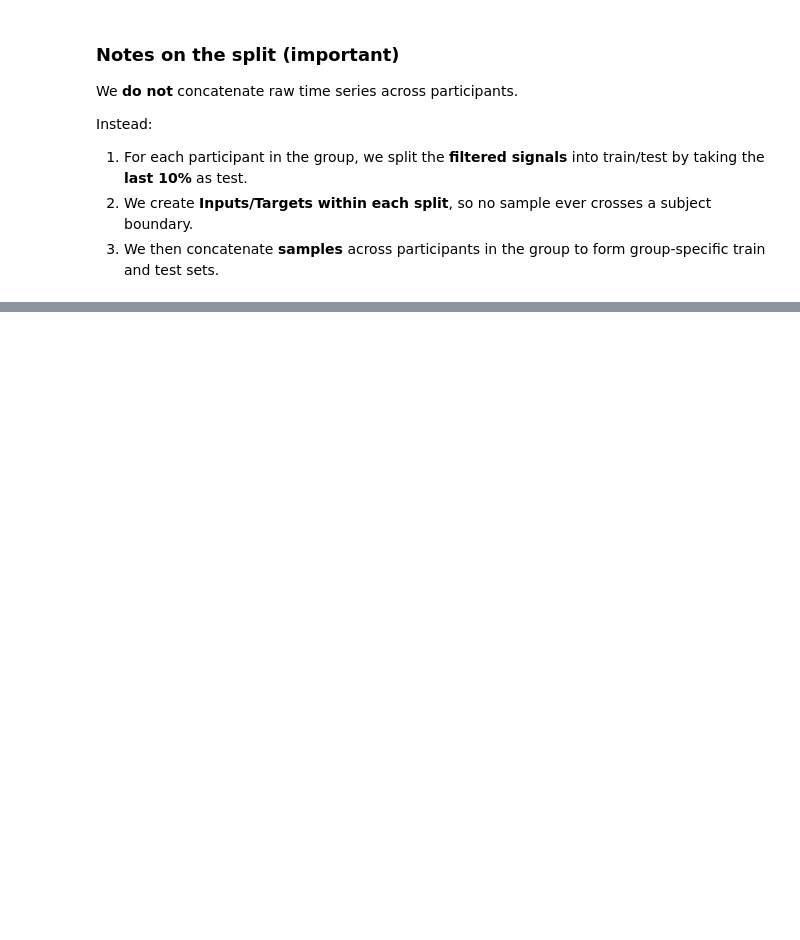
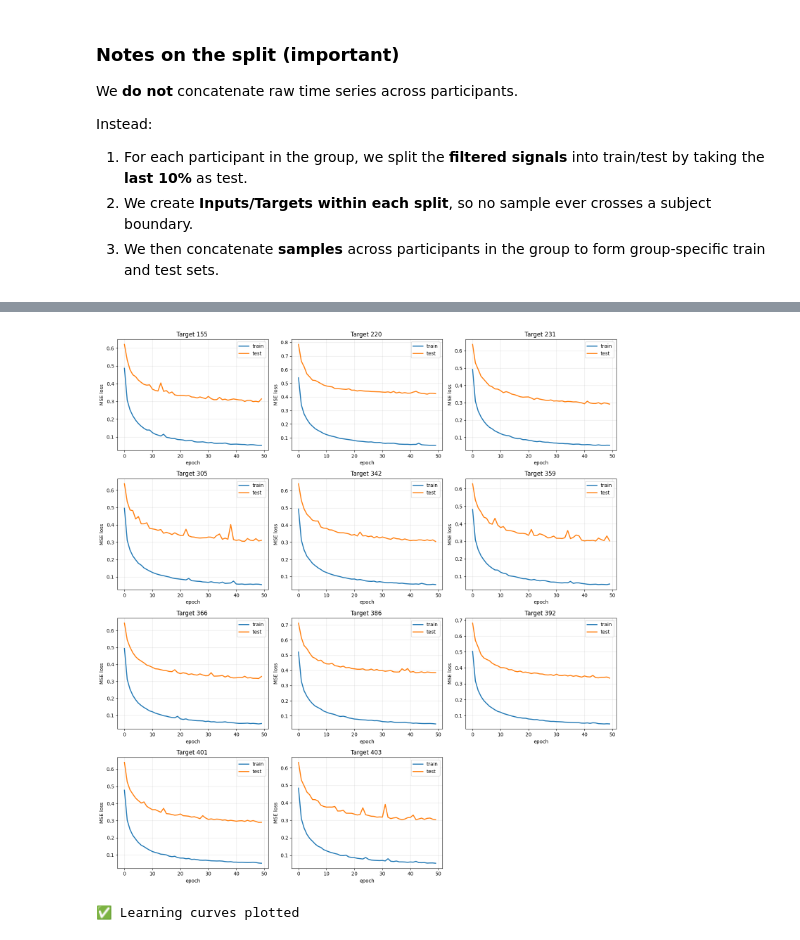
Before and after one commit to grabuffo/BrainStim_ANN_fMRI_HCP, a Jupyter notebook: notebooks/Fit_TMS_fMRI_data_PerGroup.ipynb, the cells around one changed output, grey strips where cells are left out. Drawn from its saved outputs; the diff is of its cells as text; code cells hidden in the pictures; blank space fills up the shorter version.

```diff
--- a/notebooks/Fit_TMS_fMRI_data_PerGroup.ipynb
+++ b/notebooks/Fit_TMS_fMRI_data_PerGroup.ipynb
@@ -306,34 +385,37 @@ for target_id in sorted(group_results.keys()):
 
 n_groups = len(group_results)
 ncols = min(3, n_groups)
 nrows = (n_groups + ncols - 1) // ncols
 
 fig, axes = plt.subplots(nrows, ncols, figsize=(5*ncols, 4*nrows))
 if n_groups == 1:
     axes = [axes]
 else:
     axes = axes.flatten()
 
 for idx, target_id in enumerate(sorted(group_results.keys())):
     res = group_results[target_id]
     ax = axes[idx]
 
     ax.plot(res['train_loss'], label='train', linewidth=2)
     ax.plot(res['test_loss'], label='test', linewidth=2)
     ax.set_xlabel('epoch')
     ax.set_ylabel('MSE loss')
-    ax.set_title(f"Target {target_id} | {', '.join(res['subject_names'])}")
+    ax.set_title(f"Target {target_id} ")#| {', '.join(res['subject_names'])}")
     ax.legend()
     ax.grid(alpha=0.3)
 
 # Hide unused subplots
 for idx in range(n_groups, len(axes)):
     axes[idx].set_visible(False)
 
 plt.tight_layout()
 plt.show()
 
 print("✅ Learning curves plotted")
+# %% [output]
+[figure, added]
+✅ Learning curves plotted
 # %%
 # --- Visualize final test loss comparison across groups ---
 
```
Also changed, not shown: parts of 9 cells of this notebook.
